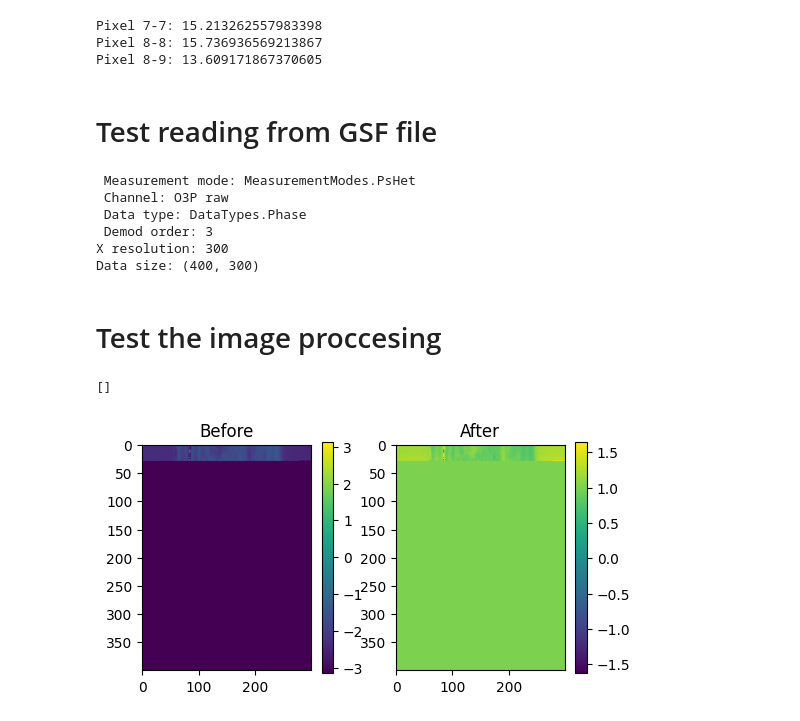
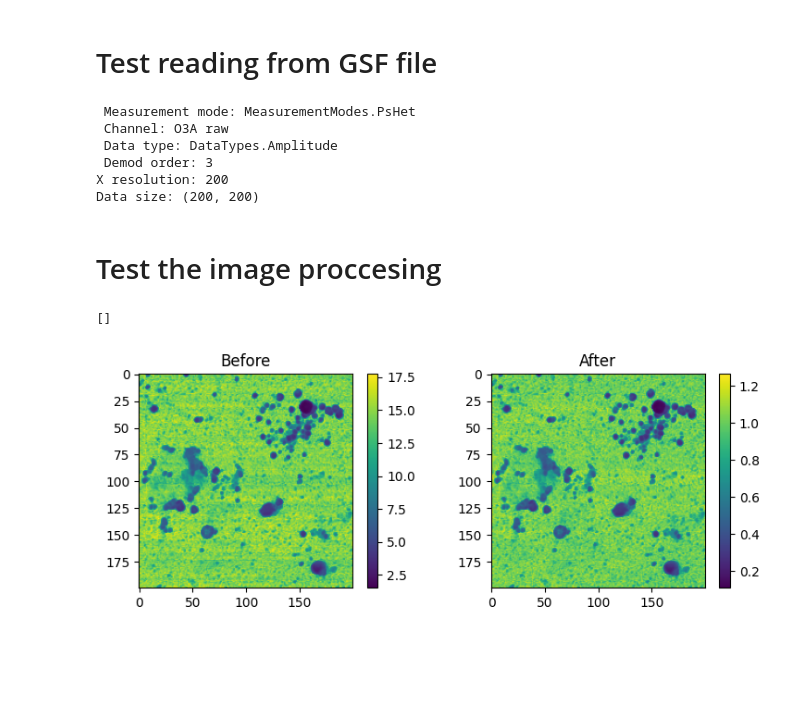
Before and after one commit to ngergihun/pySNOM, a Jupyter notebook: pySNOM/examples/imageprocess.ipynb, the cells around one changed output. Drawn from its saved outputs; the diff is of its cells as text; code cells hidden in the pictures; blank space fills up the shorter version.

Commit message:
GwyImage setters corrected, new example notebook

```diff
--- a/pySNOM/examples/imageprocess.ipynb
+++ b/pySNOM/examples/imageprocess.ipynb
@@ -20,58 +1,55 @@ Pixel 8-9: 13.609171867370605
-# %%
-f = 'datasets/testPsHet O3A raw.gsf'
-file_reader = readers.GsfReader(os.path.join(pySNOM.__path__[0], f))
-gwy_image = file_reader.read()
-
-print(f'Pixel 7-7: {gwy_image.data[7][7]}')
-print(f'Pixel 8-8: {gwy_image.data[8][8]}')
-print(f'Pixel 8-9: {gwy_image.data[9][9]}')
-# %% [output]
-Pixel 7-7: 15.213262557983398
-Pixel 8-8: 15.736936569213867
-Pixel 8-9: 13.609171867370605
 # %% [markdown]
 # Test reading from GSF file
-# %%
-filename = r'C:\Users\NEMETHG\OneDrive\Python\pySNOM\pySNOM\datasets\2024-07-20 120104 PH fs+E-NP-line28 O3P raw.gsf'
-file_reader = Reader(filename)
-
-channel_name = 'O3P raw'
-O3Pchanneldata = file_reader.read_gsffile()
-O3Pimage = Image(O3Pchanneldata)
-O3Pimage.setChannel(channel_name)
-O3Pimage.setMeasurementMode("PsHet")
-
-print(f' Measurement mode: {O3Pimage.mode}\n Channel: {O3Pimage.channel}\n Data type: {O3Pimage.datatype}\n Demod order: {O3Pimage.order}')
-print(f'X resolution: {O3Pimage.xres}')
-print(f'Data size: {np.shape(O3Pimage.data)}')
-# %% [output]
- Measurement mode: MeasurementModes.PsHet
- Channel: O3P raw
- Data type: DataTypes.Phase
- Demod order: 3
-X resolution: 300
-Data size: (400, 300)
+# %%
+import numpy as np
+import pySNOM
+from pySNOM import readers, images
+import os
+
+fdata = 'datasets/testPsHet O3A raw.gsf'
+finfo = 'datasets/testinfofile.txt'
+data_reader = readers.GsfReader(os.path.join(pySNOM.__path__[0], fdata))
+gsfimage = data_reader.read()
+info_reader = readers.NeaInfoReader(os.path.join(pySNOM.__path__[0], finfo))
+infodict = info_reader.read()
+
+channel_name = 'O3A raw'
+phaseimage = images.GwyImage(gsfimage,filename=fdata,info=infodict)
+phaseimage.channel = channel_name
+# phaseimage.mode = pySNOM.defaults.image_mode_defs["2D (PsHet)"]
+
+print(f' Measurement mode: {phaseimage.mode}\n Channel: {phaseimage.channel}\n Data type: {phaseimage.datatype}\n Demod order: {phaseimage.order}')
+print(f'X resolution: {phaseimage.xres}')
+print(f'Data size: {np.shape(phaseimage.data)}')
+# %% [output]
+ Measurement mode: MeasurementModes.PsHet
+ Channel: O3A raw
+ Data type: DataTypes.Amplitude
+ Demod order: 3
+X resolution: 200
+Data size: (200, 200)
 # %% [markdown]
 # Test the image proccesing
 # %%
 import matplotlib.pyplot as plt
 # Plotting the BEFORE
 px = 1/plt.rcParams['figure.dpi']
-fig, (ax1, ax2) = plt.subplots(1,2,figsize=(600*px, 300*px))
-im1 = ax1.imshow(O3Pimage.data)
+fig, (ax1, ax2) = plt.subplots(1,2,figsize=(900*px, 300*px))
+im1 = ax1.imshow(phaseimage.data)
 ax1.set_title('Before')
 fig.colorbar(im1,ax=ax1)
 
 # Processing
-d = O3Pimage.processor.line_level(mtype="median", datatype=DataTypes["Amplitude"])
-O3Pimage.setData(d)
+
+transformer = images.LineLevel(method="median", datatype=phaseimage.datatype)
+d = transformer.transform(phaseimage.data)
 
 # Plotting the AFTER
-im2= ax2.imshow(O3Pimage.data)
+im2= ax2.imshow(d)
 ax2.set_title('After')
 fig.colorbar(im2,ax=ax2)
 
 plt.plot()
 # %% [output]
 []
-[figure, old version]
+[figure, new version]
```
Also changed, not shown: parts of 2 cells of this notebook, 1 other file.
